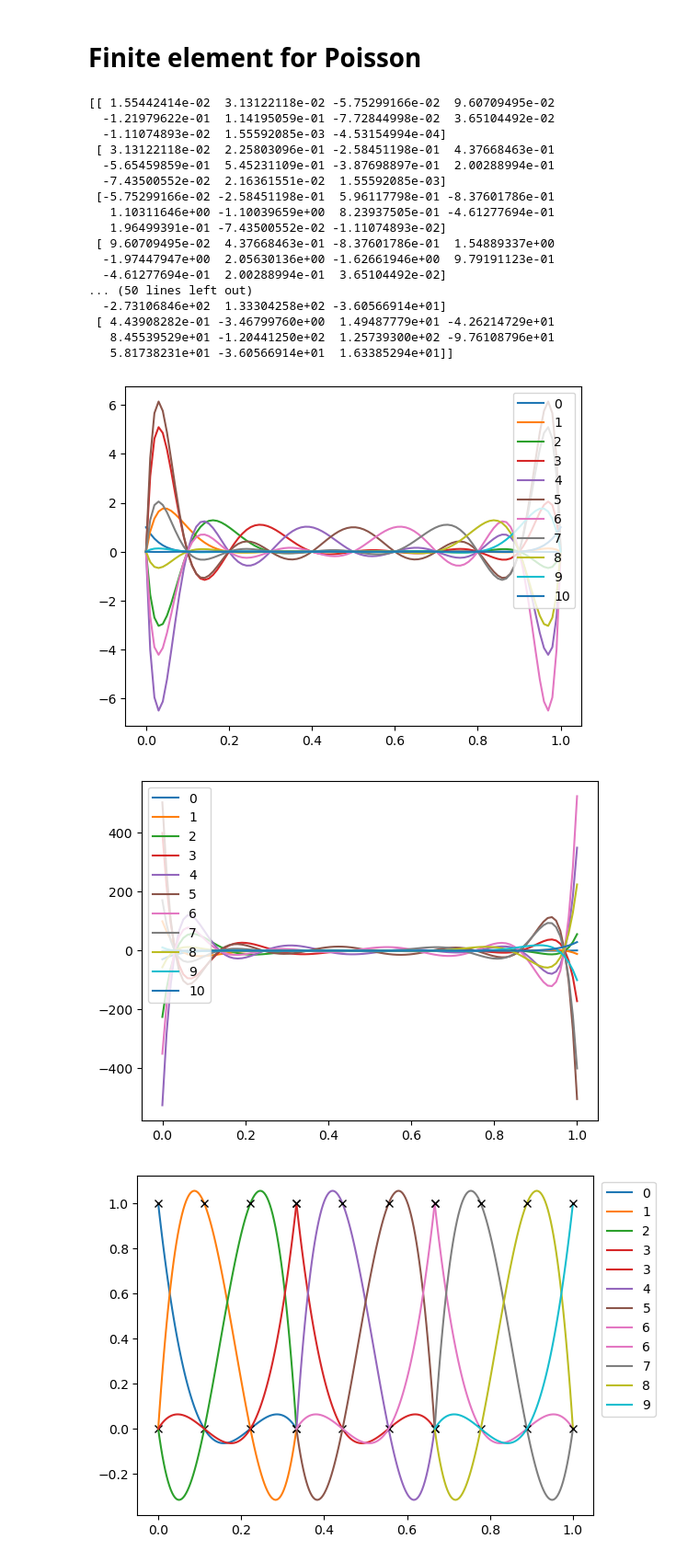
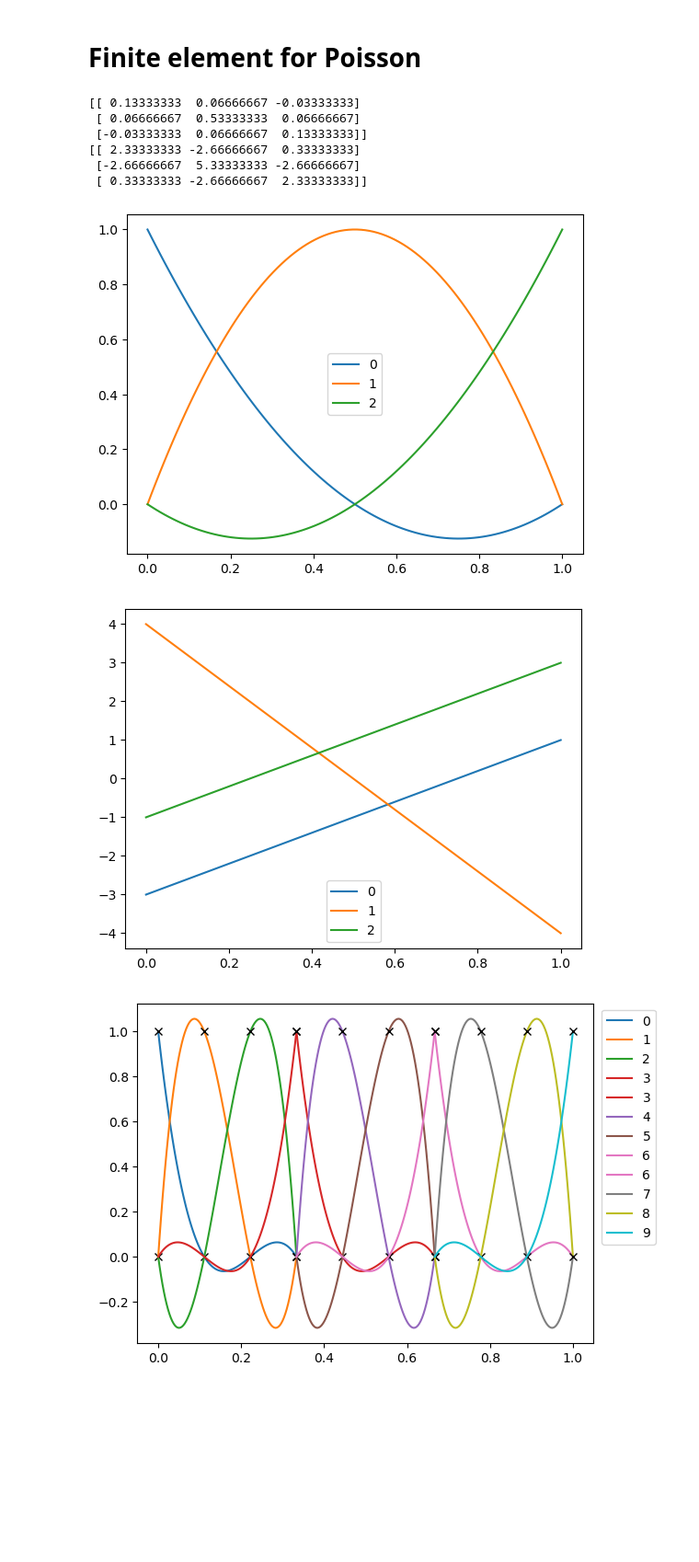
Before and after one commit to accdavlo/calcolo-scientifico, a Jupyter notebook: codes/solutions/poisson_FEM.ipynb, the cells around one changed output. Shown at 92% size. Saved outputs shown, nothing was run; the diff lists cells and outputs as text; code cells hidden in the pictures; blank space fills up the shorter version.

```diff
--- a/codes/solutions/poisson_FEM.ipynb
+++ b/codes/solutions/poisson_FEM.ipynb
@@ -77,44 +77,35 @@ class FEM1D_reference_element:
                 self.mass[i,j] = np.sum(self.basis_in_quad[i,:]*self.basis_in_quad[j,:]*self.quad_weights)
         return self.mass
 # %%
-degree=10
+degree=2
 fem1d = FEM1D_reference_element(degree)
 
 xx = np.linspace(0,1,100)
 
 
 plt.figure()
 plt.plot(xx,fem1d.eval_basis(xx).T, label=np.arange(fem1d.n_basis))
 plt.legend()
+plt.savefig("basis_reference_degree_%d.pdf"%(fem1d.degree))
+plt.savefig("basis_reference_degree_%d.png"%(fem1d.degree))
 
 plt.figure()
 plt.plot(xx,fem1d.eval_der_basis(xx).T, label=np.arange(fem1d.n_basis))
 plt.legend()
 
 print(fem1d.assemble_mass())
 
 
 print(fem1d.assemble_stiffness())
 # %% [output]
-[[ 1.55442414e-02  3.13122118e-02 -5.75299166e-02  9.60709495e-02
-  -1.21979622e-01  1.14195059e-01 -7.72844998e-02  3.65104492e-02
-  -1.11074893e-02  1.55592085e-03 -4.53154994e-04]
- [ 3.13122118e-02  2.25803096e-01 -2.58451198e-01  4.37668463e-01
-  -5.65459859e-01  5.45231109e-01 -3.87698897e-01  2.00288994e-01
-  -7.43500552e-02  2.16361551e-02  1.55592085e-03]
- [-5.75299166e-02 -2.58451198e-01  5.96117798e-01 -8.37601786e-01
-   1.10311646e+00 -1.10039659e+00  8.23937505e-01 -4.61277694e-01
-   1.96499391e-01 -7.43500552e-02 -1.11074893e-02]
- [ 9.60709495e-02  4.37668463e-01 -8.37601786e-01  1.54889337e+00
-  -1.97447947e+00  2.05630136e+00 -1.62661946e+00  9.79191123e-01
-  -4.61277694e-01  2.00288994e-01  3.65104492e-02]
-... (50 lines left out)
-  -2.73106846e+02  1.33304258e+02 -3.60566914e+01]
- [ 4.43908282e-01 -3.46799760e+00  1.49487779e+01 -4.26214729e+01
-   8.45539529e+01 -1.20441250e+02  1.25739300e+02 -9.76108796e+01
-   5.81738231e+01 -3.60566914e+01  1.63385294e+01]]
+[[ 0.13333333  0.06666667 -0.03333333]
+ [ 0.06666667  0.53333333  0.06666667]
+ [-0.03333333  0.06666667  0.13333333]]
+[[ 2.33333333 -2.66666667  0.33333333]
+ [-2.66666667  5.33333333 -2.66666667]
+ [ 0.33333333 -2.66666667  2.33333333]]
-[figure, old version]
+[figure, new version]
-[figure, old version]
+[figure, new version]
 # %%
 
 class FEM1D:
```
Also changed, not shown: 3 other files.
